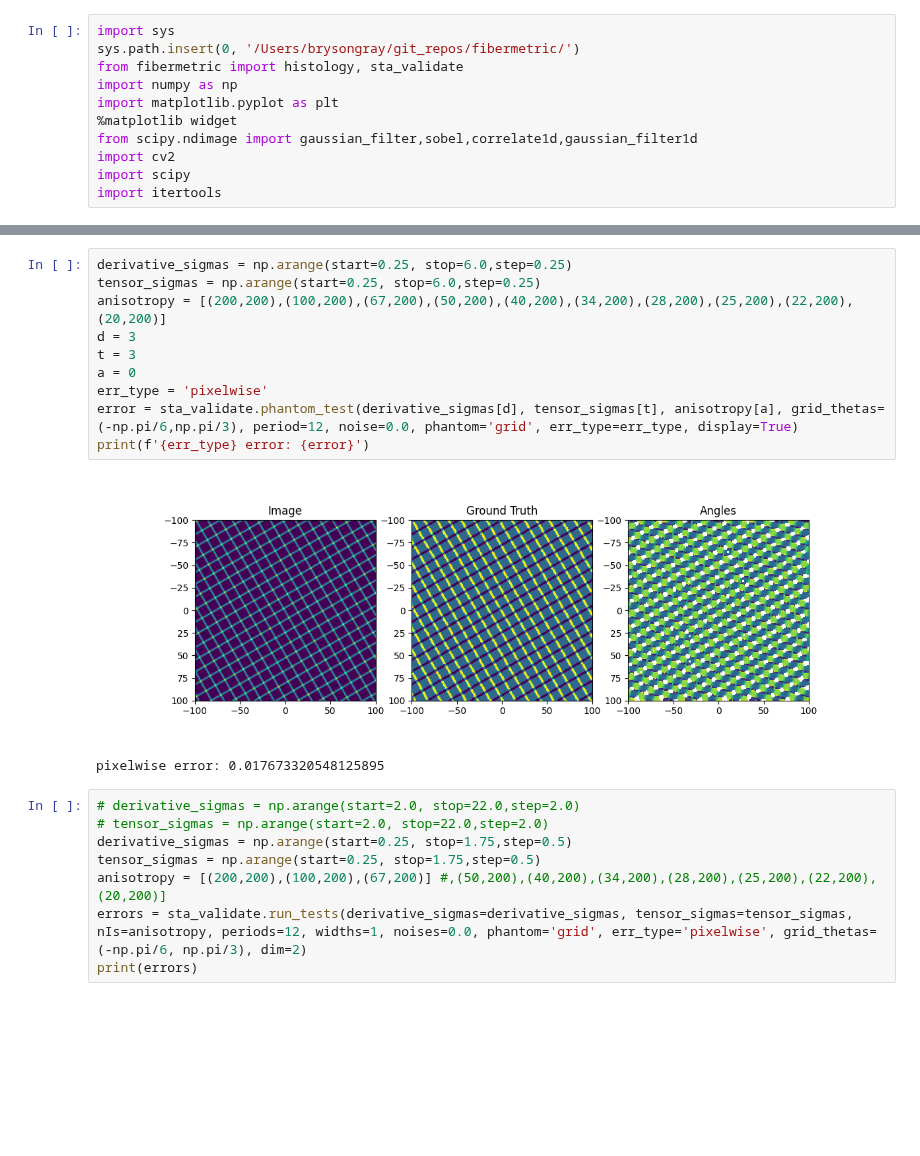
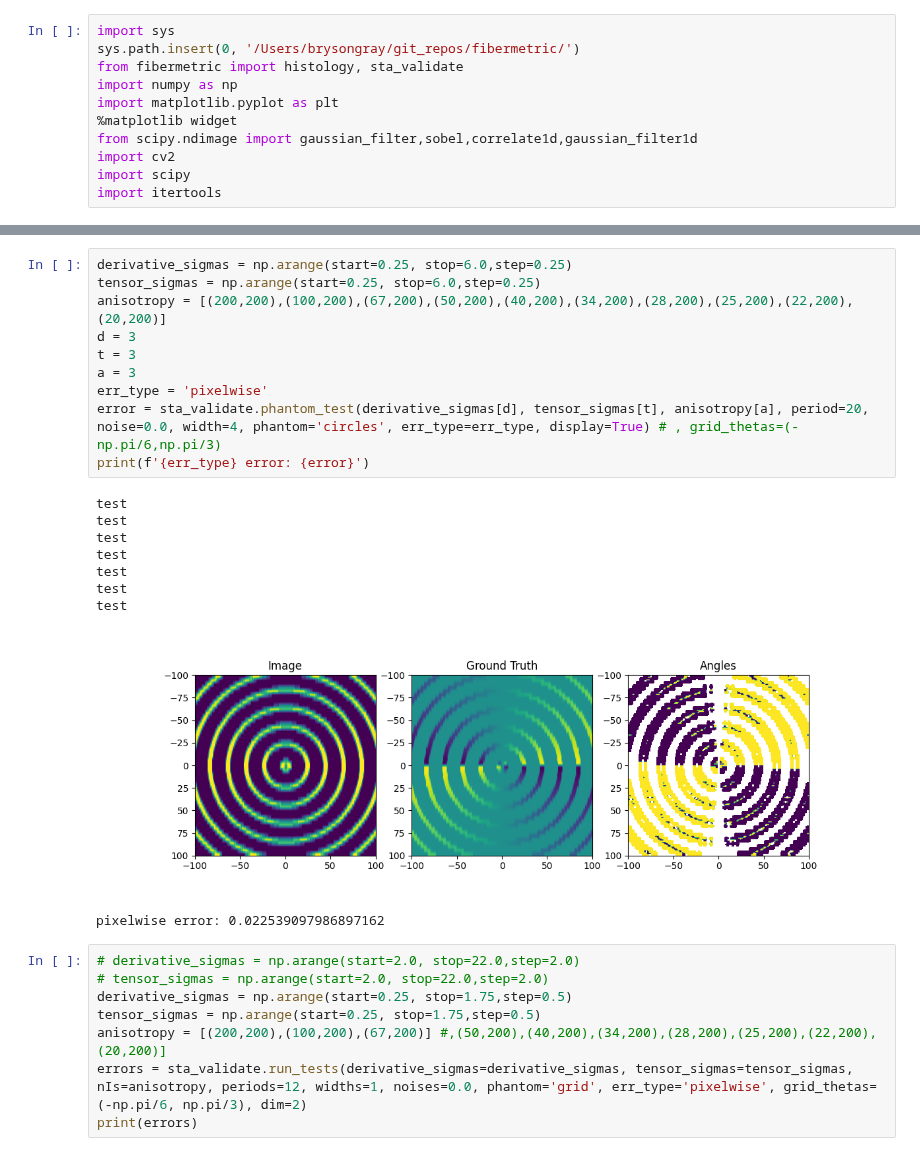
Before and after one commit to BrysonGray/fibermetric, a Jupyter notebook: notebooks/structure_tensor_ex.ipynb, the cells around one changed output, grey strips where cells are left out. Cells and saved outputs as stored; diff of their text form; blank space fills up the shorter version.

Commit message:
Testing circle drawing methods

```diff
--- a/notebooks/structure_tensor_ex.ipynb
+++ b/notebooks/structure_tensor_ex.ipynb
@@ -15,16 +58,23 @@ import itertools
 # %%
 derivative_sigmas = np.arange(start=0.25, stop=6.0,step=0.25)
 tensor_sigmas = np.arange(start=0.25, stop=6.0,step=0.25)
 anisotropy = [(200,200),(100,200),(67,200),(50,200),(40,200),(34,200),(28,200),(25,200),(22,200),(20,200)]
 d = 3
 t = 3
-a = 0
+a = 3
 err_type = 'pixelwise'
-error = sta_validate.phantom_test(derivative_sigmas[d], tensor_sigmas[t], anisotropy[a], grid_thetas=(-np.pi/6,np.pi/3), period=12, noise=0.0, phantom='grid', err_type=err_type, display=True)
+error = sta_validate.phantom_test(derivative_sigmas[d], tensor_sigmas[t], anisotropy[a], period=20, noise=0.0, width=4, phantom='circles', err_type=err_type, display=True) # , grid_thetas=(-np.pi/6,np.pi/3)
 print(f'{err_type} error: {error}')
 # %% [output]
+test
+test
+test
+test
+test
+test
+test
-[figure, old version]
+[figure, new version]
-pixelwise error: 0.017673320548125895
+pixelwise error: 0.022539097986897162
 # %%
 # derivative_sigmas = np.arange(start=2.0, stop=22.0,step=2.0)
 # tensor_sigmas = np.arange(start=2.0, stop=22.0,step=2.0)
```
Also changed, not shown: parts of 3 cells of this notebook.
